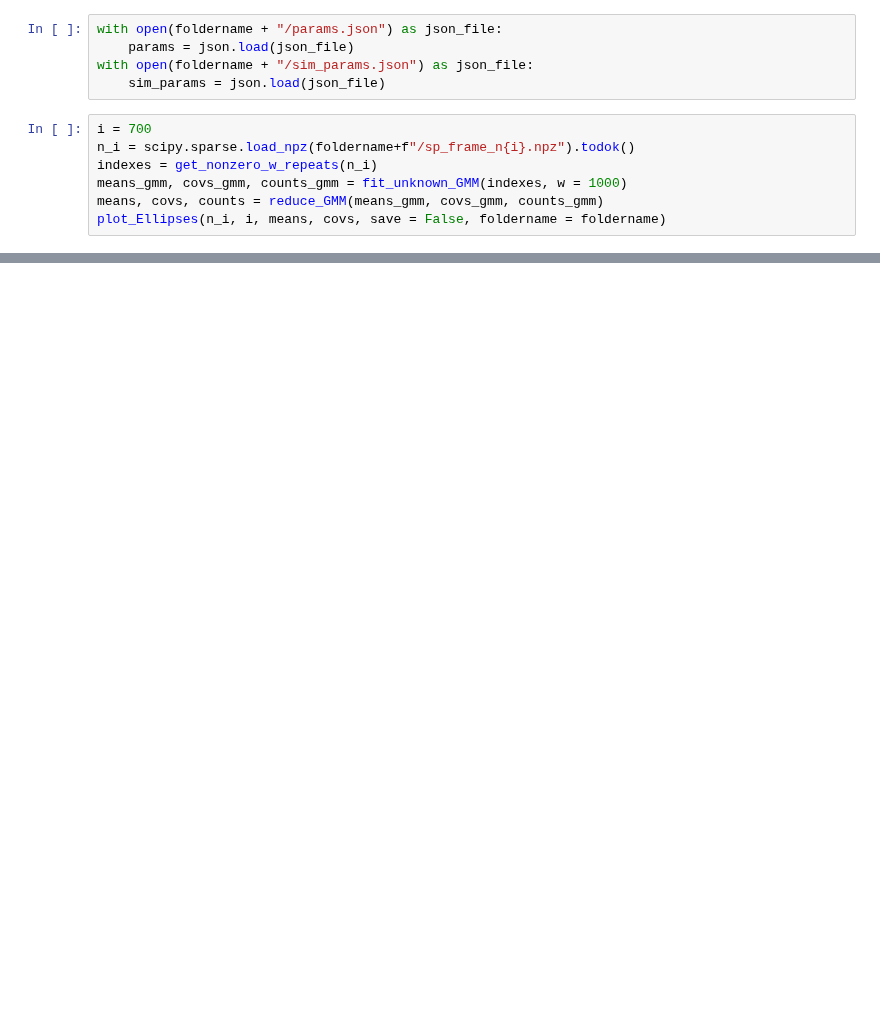
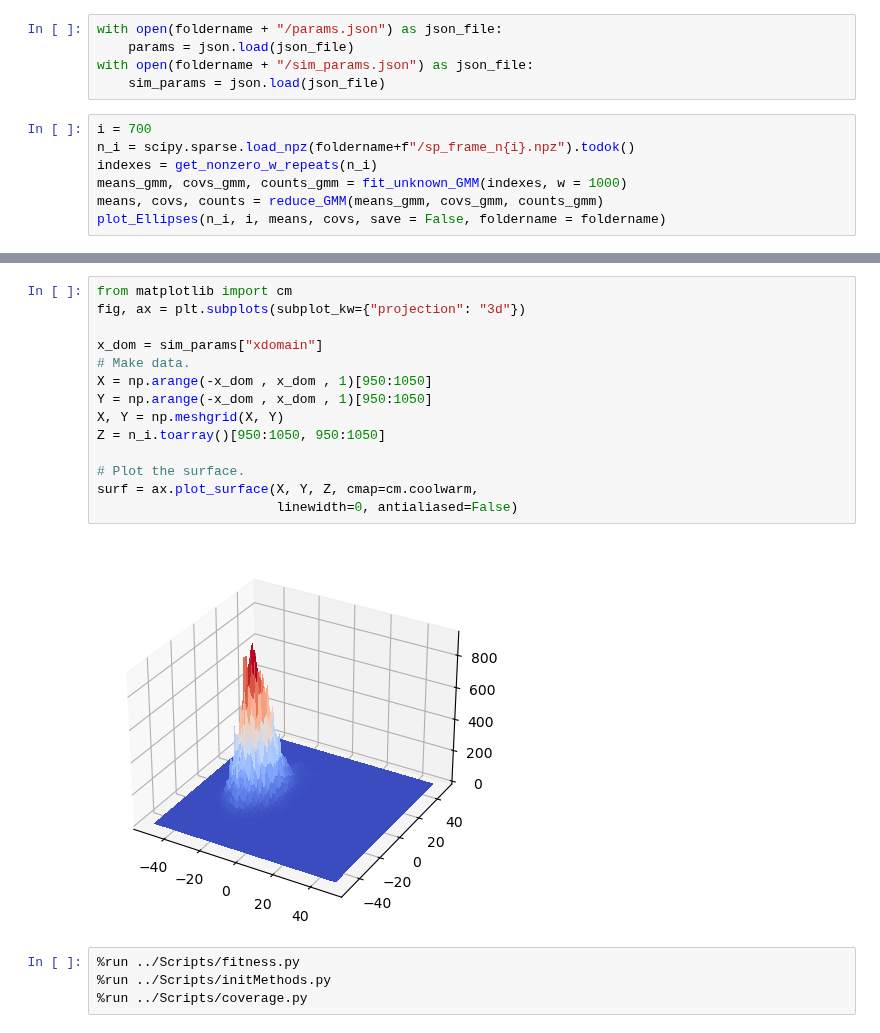
Before and after one commit to zhizhang1445/CRISPR_Sim, a Jupyter notebook: Unittest/tracking.ipynb, the cells around one changed output, grey strips where cells are left out. Drawn from its saved outputs; the diff is of its cells as text; blank space fills up the shorter version.

```diff
--- a/Unittest/tracking.ipynb
+++ b/Unittest/tracking.ipynb
@@ -120,0 +145,20 @@ Text(0, 0.5, 'velocity')
+# %%
+from matplotlib import cm
+fig, ax = plt.subplots(subplot_kw={"projection": "3d"})
+
+x_dom = sim_params["xdomain"]
+# Make data.
+X = np.arange(-x_dom , x_dom , 1)[950:1050]
+Y = np.arange(-x_dom , x_dom , 1)[950:1050]
+X, Y = np.meshgrid(X, Y)
+Z = n_i.toarray()[950:1050, 950:1050]
+
+# Plot the surface.
+surf = ax.plot_surface(X, Y, Z, cmap=cm.coolwarm,
+                       linewidth=0, antialiased=False)
+# %% [output]
+[figure, added]
+# %%
+%run ../Scripts/fitness.py
+%run ../Scripts/initMethods.py
+%run ../Scripts/coverage.py
```
Also changed, not shown: parts of 16 cells of this notebook, 4 other files.
